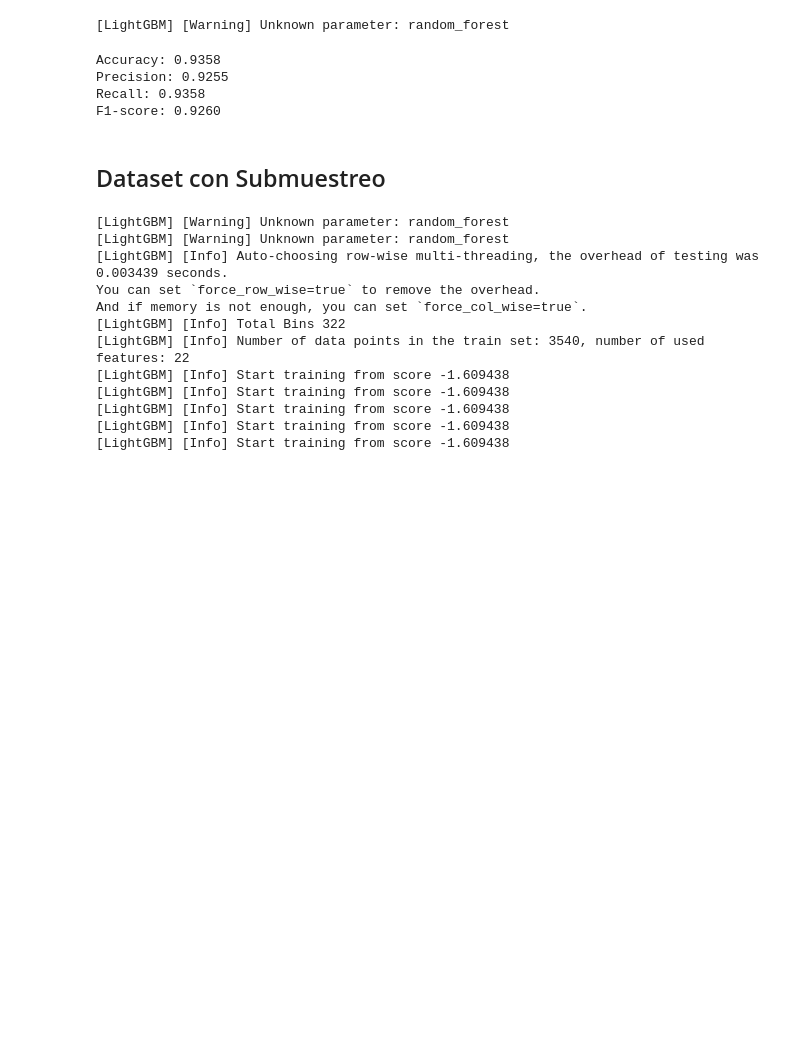
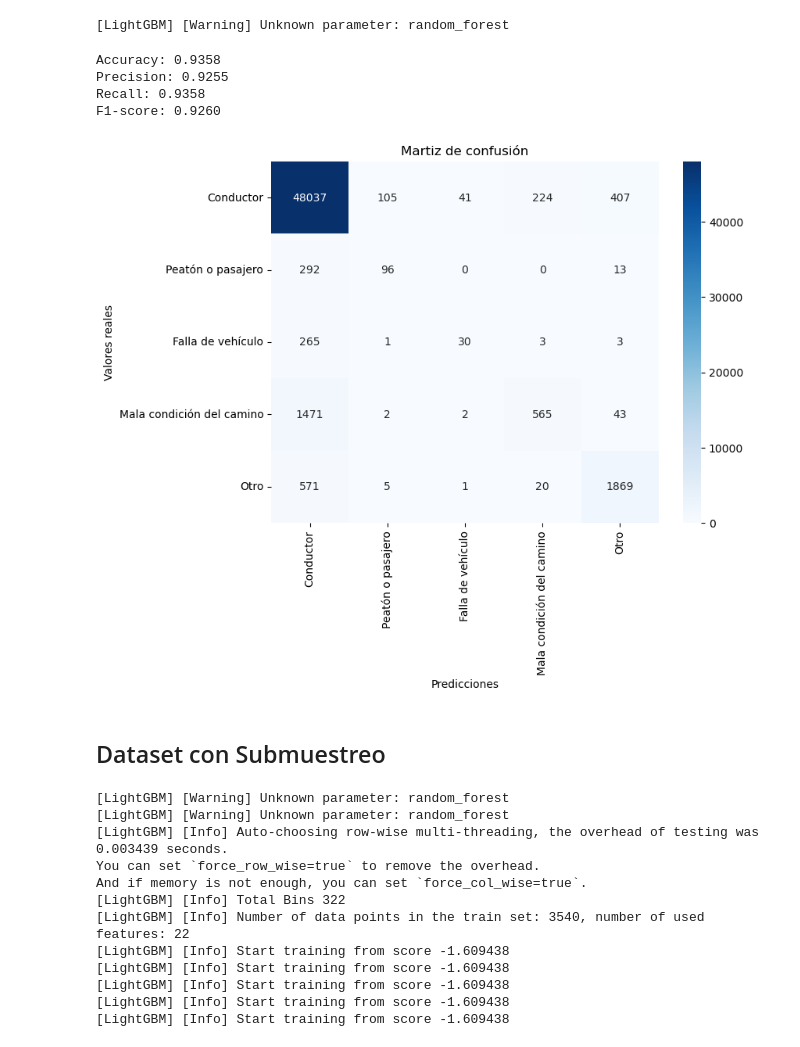
Before and after one commit to XbraYx/IA-para-deteccion-de-accidentes-de-trafico, a Jupyter notebook: notebooks/04_2_modeling.ipynb, the cells around one changed output. Saved outputs shown, nothing was run; the diff lists cells and outputs as text; code cells hidden in the pictures; blank space fills up the shorter version.

```diff
--- a/notebooks/04_2_modeling.ipynb
+++ b/notebooks/04_2_modeling.ipynb
@@ -530,6 +534,29 @@ Accuracy: 0.9358
 Precision: 0.9255
 Recall: 0.9358
 F1-score: 0.9260
+# %%
+conf_matrix = confusion_matrix(y_test, y_pred)
+# %%
+class_labels = {
+    1: "Conductor",
+    2: "Peatón o pasajero",
+    3: "Falla de vehículo",
+    4: "Mala condición del camino",
+    5: "Otro"
+}
+
+labels = [class_labels[i] for i in np.unique(y_test)]
+
+plt.figure(figsize=(8, 6))
+
+sns.heatmap(conf_matrix, annot=True, fmt="d", cmap='Blues', xticklabels=labels, yticklabels=labels)
+plt.title("Martiz de confusión")
+plt.xlabel("Predicciones")
+plt.ylabel("Valores reales")
+
+plt.show()
+# %% [output]
+[figure, added]
 # %% [markdown]
 ## Dataset con Submuestreo
 # %%
```
Also changed, not shown: parts of 3 cells of this notebook, 3 other files.
